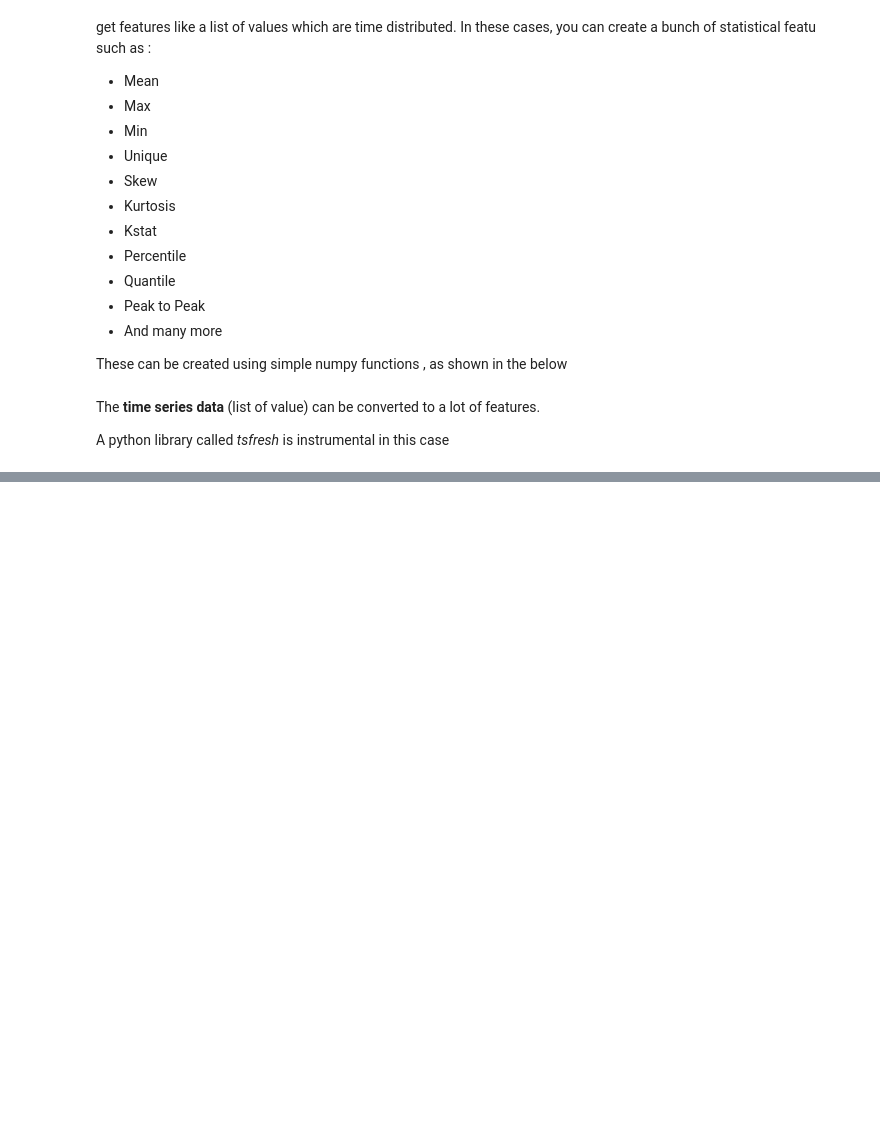
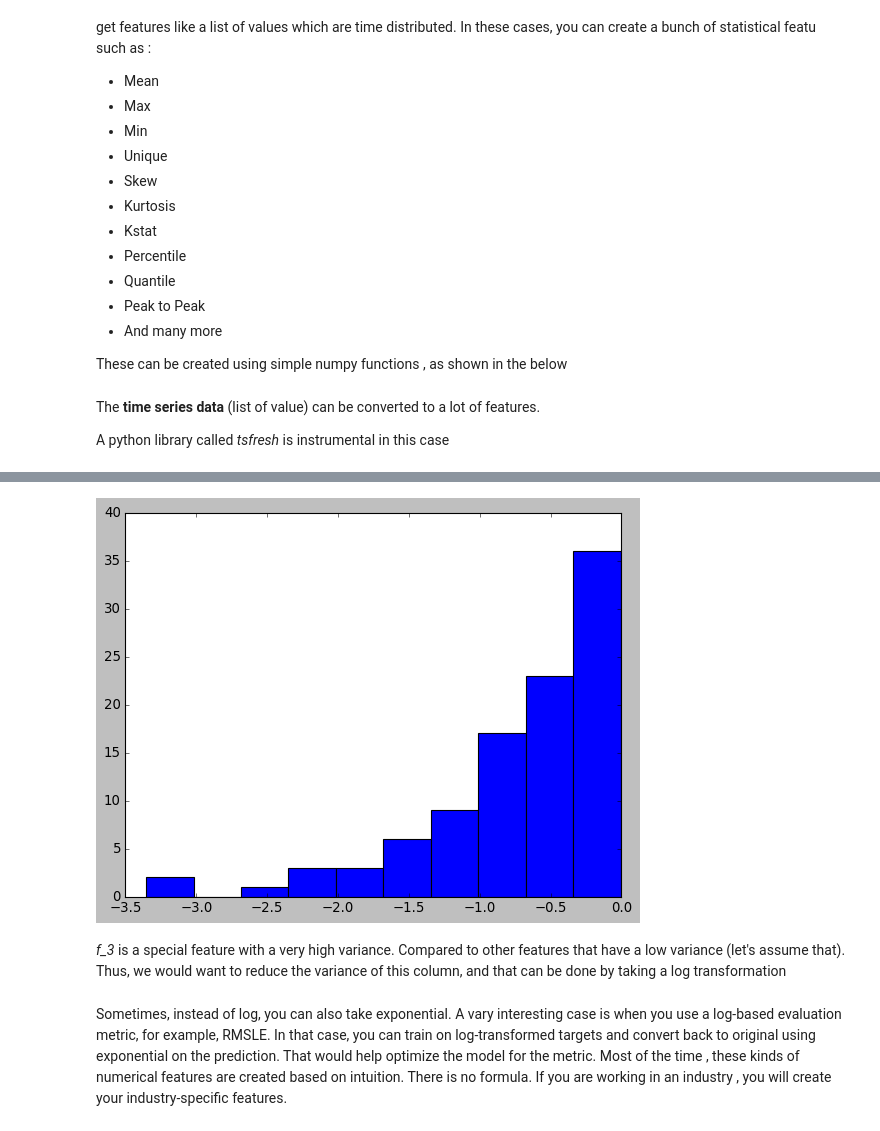
Before and after one commit to iwasbugged/feature_engineering, a Jupyter notebook: feature_engineering.ipynb, the cells around one changed output, grey strips where cells are left out. Saved outputs shown, nothing was run; the diff lists cells and outputs as text; code cells hidden in the pictures; blank space fills up the shorter version.

```diff
--- a/feature_engineering.ipynb
+++ b/feature_engineering.ipynb
@@ -136,0 +199,6 @@ feature_dict['mean_change'] = fc.mean_change(x)
+# %%
+# create bins of the numerical columns 10 bins
+
+df['f_bin_10'] = pd.cut(df["f_1"], bins=10, labels= False)
+df['f_bin_100'] = pd.cut(df['f_1'], bins=100, labels= False)
+df.head()
@@ -136,0 +215,3 @@ feature_dict['mean_change'] = fc.mean_change(x)
+# %%
+df['f_3'] = df['f_1'].apply(lambda x : np.log(x))
+df.head()
@@ -136,0 +225,10 @@ feature_dict['mean_change'] = fc.mean_change(x)
+# %%
+style.use('classic')
+plt.hist(df['f_3'])
+plt.show()
+# %% [output]
+[figure, added]
+# %% [markdown]
+*f_3* is a special feature with a very high variance. Compared to other features that have a low variance (let's assume that). Thus, we would want to reduce the variance of this column, and that can be done by taking a log transformation
+# %% [markdown]
+Sometimes, instead of log, you can also take exponential. A vary interesting case is when you use a log-based evaluation metric, for example, RMSLE. In that case, you can train on log-transformed targets and convert back to original using exponential on the prediction. That would help optimize the model for the metric. Most of the time , these kinds of numerical features are created based on intuition. There is no formula. If you are working in an industry , you will create your industry-specific features.
```
Also changed, not shown: parts of 12 cells of this notebook.
